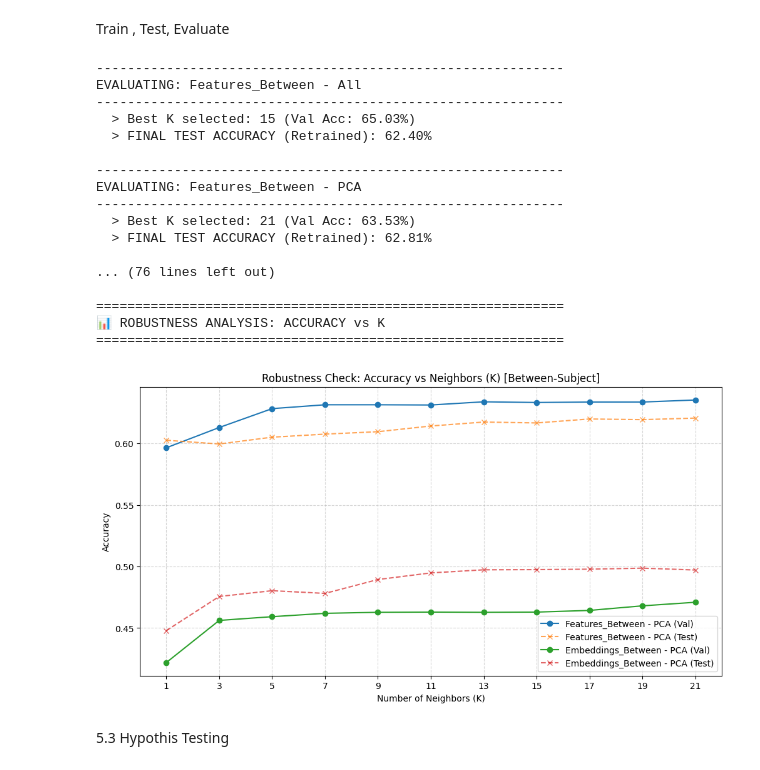
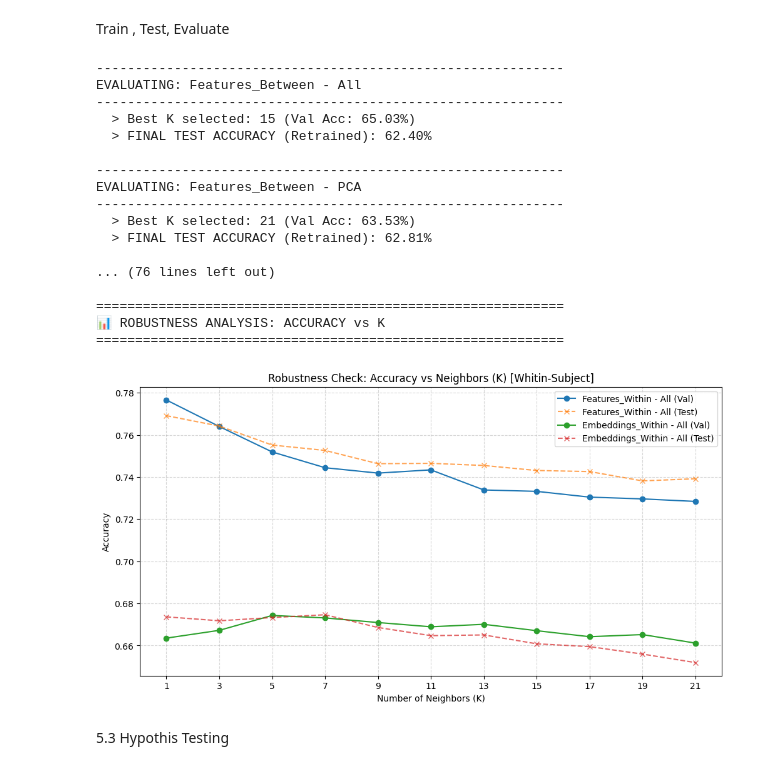
Before and after one commit to Pedr0S22/HAR-classificartion, a Jupyter notebook: meta2_mainActivity_Pedro_Ramyad.ipynb, the cells around one changed output. Drawn from its saved outputs; the diff is of its cells as text; code cells hidden in the pictures.

```diff
--- a/meta2_mainActivity_Pedro_Ramyad.ipynb
+++ b/meta2_mainActivity_Pedro_Ramyad.ipynb
@@ -1439,7 +1436,7 @@ def run_evaluation_pipeline(scenario_data, scenario_name):
     history = {
         'k': [],
         'val_acc': [],
-        'test_acc': [] # We track test acc just to see the trend (Leakage warning: don't use to select K!)
+        'test_acc': []
     }
 
     k_candidates = [1, 3, 5, 7, 9, 11, 13, 15, 17, 19, 21]
@@ -1489,7 +1486,7 @@ def run_evaluation_pipeline(scenario_data, scenario_name):
         "Best_K": best_k,
         "Test_Acc": final_test_acc,
         "Test_F1": final_test_f1,
-        "History": history # Passing the data back for plotting
+        "History": history
     }
 
 # ==========================================
@@ -1535,41 +1532,44 @@ if 'final_data' in locals():
     plt.figure(figsize=(12, 6))
 
     for res in all_results:
-        # Let's plot only the 'PCA' or 'All' scenarios to keep it readable
-        if "PCA" in res['Scenario'] and "Between" in res['Scenario']:
+        # CORRECTED LINE: Changed "ALL" to "All" and "Whitin" to "Within"
+        if "All" in res['Scenario'] and "Within" in res['Scenario']:
+
             hist = res['History']
             plt.plot(hist['k'], hist['val_acc'], marker='o', label=f"{res['Scenario']} (Val)")
             plt.plot(hist['k'], hist['test_acc'], marker='x', linestyle='--', alpha=0.7, label=f"{res['Scenario']} (Test)")
 
-    plt.title("Robustness Check: Accuracy vs Neighbors (K) [Between-Subject]")
+# ... remainder of code ...
+
+    plt.title("Robustness Check: Accuracy vs Neighbors (K) [Whitin-Subject]")
     plt.xlabel("Number of Neighbors (K)")
     plt.ylabel("Accuracy")
     plt.xticks(np.arange(1, 22, 2))
     plt.grid(True, linestyle='--', alpha=0.5)
     plt.legend()
     plt.show()
 
 else:
     print("Error: 'final_data' dictionary not found. Please run Step 3.4 first.")
 # %% [output]
 ------------------------------------------------------------
 EVALUATING: Features_Between - All
 ------------------------------------------------------------
   > Best K selected: 15 (Val Acc: 65.03%)
   > FINAL TEST ACCURACY (Retrained): 62.40%
 
 ------------------------------------------------------------
 EVALUATING: Features_Between - PCA
 ------------------------------------------------------------
   > Best K selected: 21 (Val Acc: 63.53%)
   > FINAL TEST ACCURACY (Retrained): 62.81%
 
 ... (76 lines left out)
 
 ============================================================
 📊 ROBUSTNESS ANALYSIS: ACCURACY vs K
 ============================================================
-[figure, old version]
+[figure, new version]
 # %% [markdown]
 5.3 Hypothis Testing
 # %%
```
Also changed, not shown: parts of 7 cells of this notebook.
